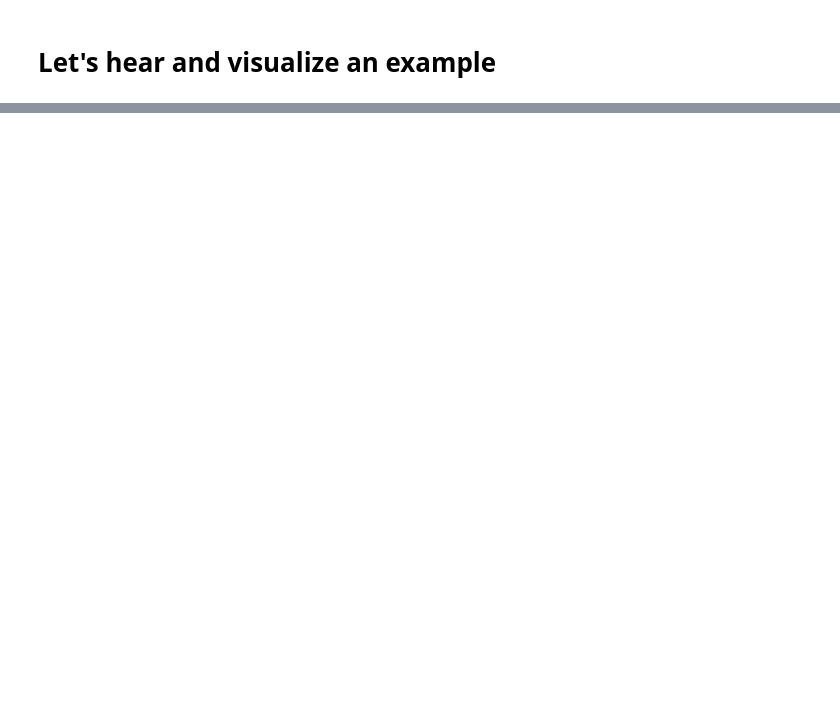
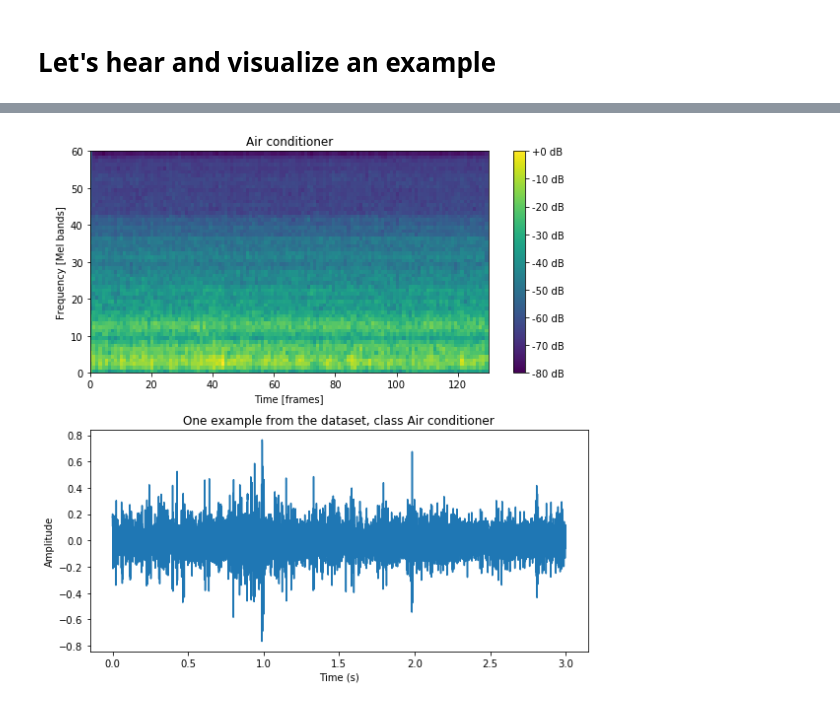
Before and after one commit to santigijon/Environmental-Sound-Classification-Using-Convolutional-Neural-Networks, a Jupyter notebook: Dataset_processing.ipynb, the cells around one changed output, grey strips where cells are left out. Saved outputs shown, nothing was run; the diff lists cells and outputs as text; code cells hidden in the pictures; blank space fills up the shorter version.

```diff
--- a/Dataset_processing.ipynb
+++ b/Dataset_processing.ipynb
@@ -206,0 +147,28 @@ plt.show()
+# %%
+#Idx of example to plot
+example = 7
+
+#Take features samples of one example
+Sxx = features1[:,:,example]
+
+class_names = ['Air conditioner','Car horn','Children pl.','Dog bark','Drilling','Engine','Gun shot','Jackhammer','Siren','Street music']
+
+#Create figure and two subplots for the two pictures
+fig, axes = plt.subplots(nrows = 2, ncols = 1, figsize = (8,8))
+
+#Generate the mel-spectrogram plot
+fig.colorbar(axes[0].pcolormesh(Sxx), format='%+2.0f dB', ax = axes[0])
+axes[0].set(title = class_names[y[example]], ylabel = 'Frequency [Mel bands]', xlabel = 'Time [frames]')
+
+#Generate the signal amplitude plot
+time_vector = np.arange(0,x.shape[0],1) / sampling_rate_new
+axes[1].plot(time_vector, x[:,example])
+axes[1].set(title = 'One example from the dataset, class %s' %class_names[y[example]], xlabel = 'Time (s)', ylabel = 'Amplitude')
+
+#Adjust the subplots
+plt.tight_layout()
+
+#Write the audio file to then play it. Change the folder!
+sf.write(r'C:\Users\Santiago\deep-machine-learning\Sounds_for_notebooks\Ejemplin.wav', x[:,example], sampling_rate_new)
+ipd.display(ipd.Audio(filename = r'C:\Users\Santiago\deep-machine-learning\Sounds_for_notebooks\Ejemplin.wav'))
+# %% [output]
@@ -206,0 +176 @@ plt.show()
+[figure, added]
```
Also changed, not shown: parts of 3 cells of this notebook.
